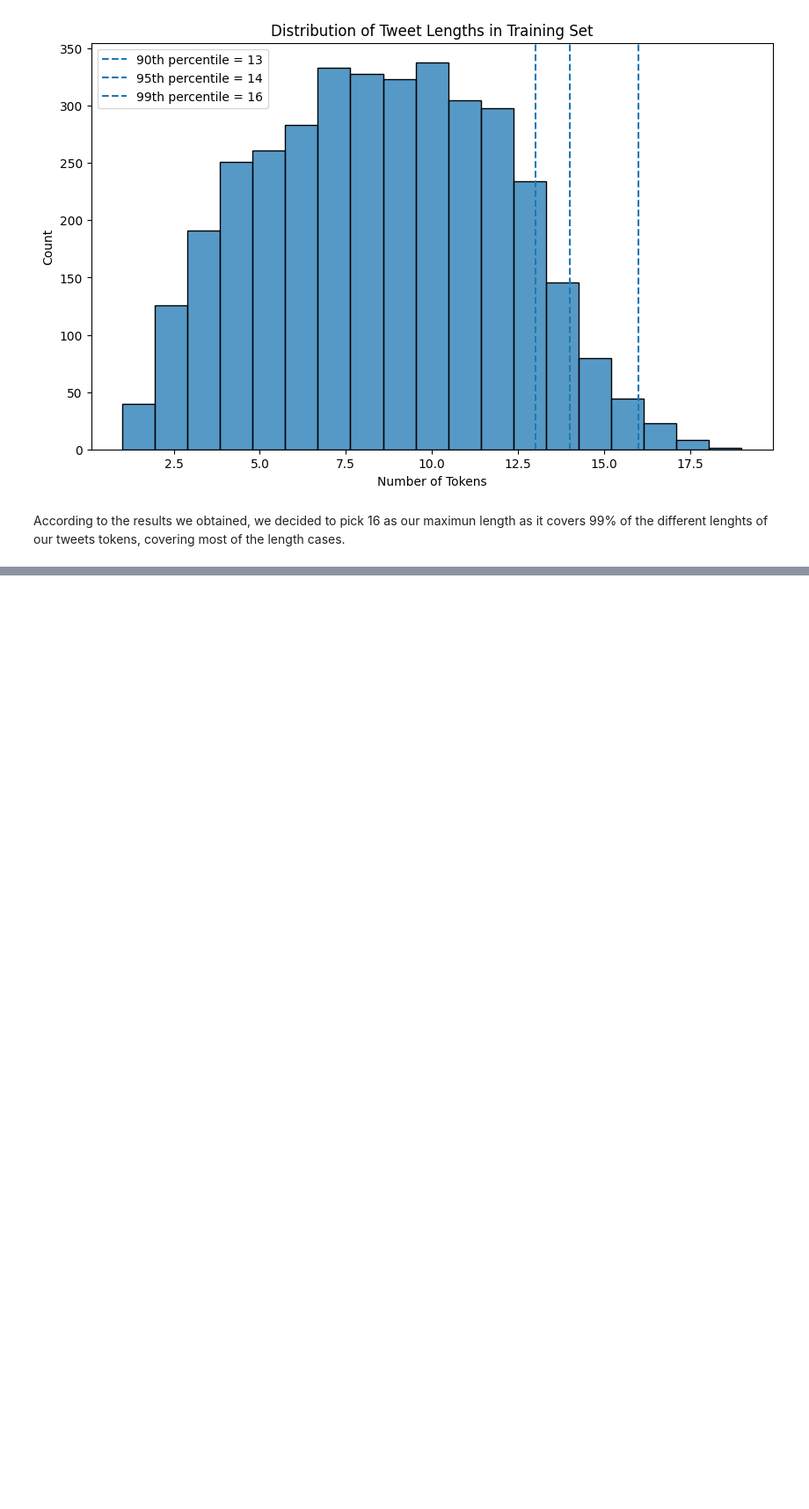
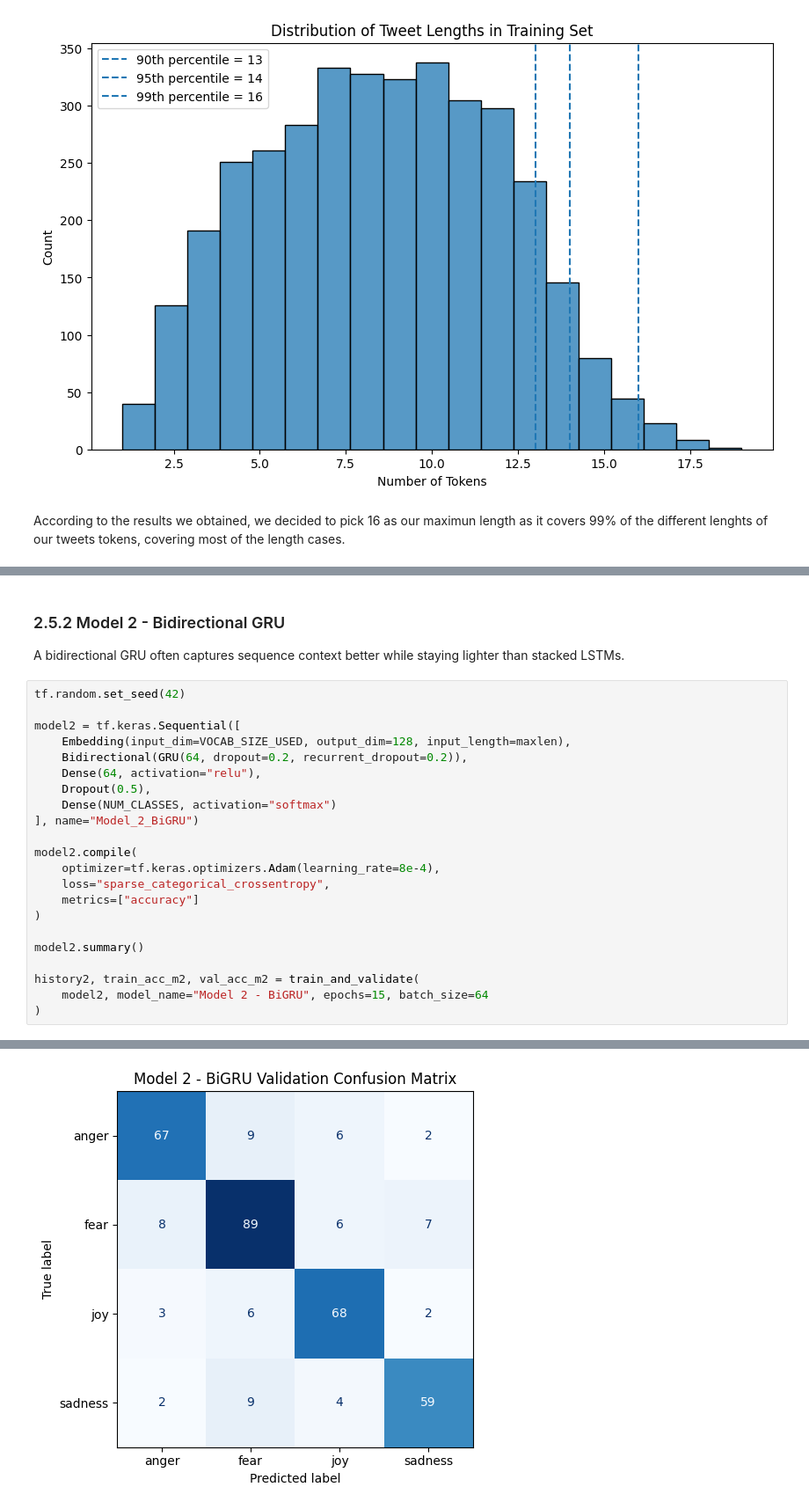
Before and after one commit to DanielMelo46/Neural_Networks_Assignment_1, a Jupyter notebook: assignment_6.ipynb, the cells around one changed output, grey strips where cells are left out. Shown at 88% size. Saved outputs shown, nothing was run; the diff lists cells and outputs as text; blank space fills up the shorter version.

```diff
--- a/assignment_6.ipynb
+++ b/assignment_6.ipynb
@@ -270,0 +476,26 @@ According to the results we obtained, we decided to pick 16 as our maximun lengt
+# %% [markdown]
+### 2.5.2 Model 2 - Bidirectional GRU
+A bidirectional GRU often captures sequence context better while staying lighter than stacked LSTMs.
+# %%
+tf.random.set_seed(42)
+
+model2 = tf.keras.Sequential([
+    Embedding(input_dim=VOCAB_SIZE_USED, output_dim=128, input_length=maxlen),
+    Bidirectional(GRU(64, dropout=0.2, recurrent_dropout=0.2)),
+    Dense(64, activation="relu"),
+    Dropout(0.5),
+    Dense(NUM_CLASSES, activation="softmax")
+], name="Model_2_BiGRU")
+
+model2.compile(
+    optimizer=tf.keras.optimizers.Adam(learning_rate=8e-4),
+    loss="sparse_categorical_crossentropy",
+    metrics=["accuracy"]
+)
+
+model2.summary()
+
+history2, train_acc_m2, val_acc_m2 = train_and_validate(
+    model2, model_name="Model 2 - BiGRU", epochs=15, batch_size=64
+)
+# %% [output]
@@ -270,0 +519 @@ According to the results we obtained, we decided to pick 16 as our maximun lengt
+[figure, added]
```
Also changed, not shown: parts of 28 cells of this notebook.
